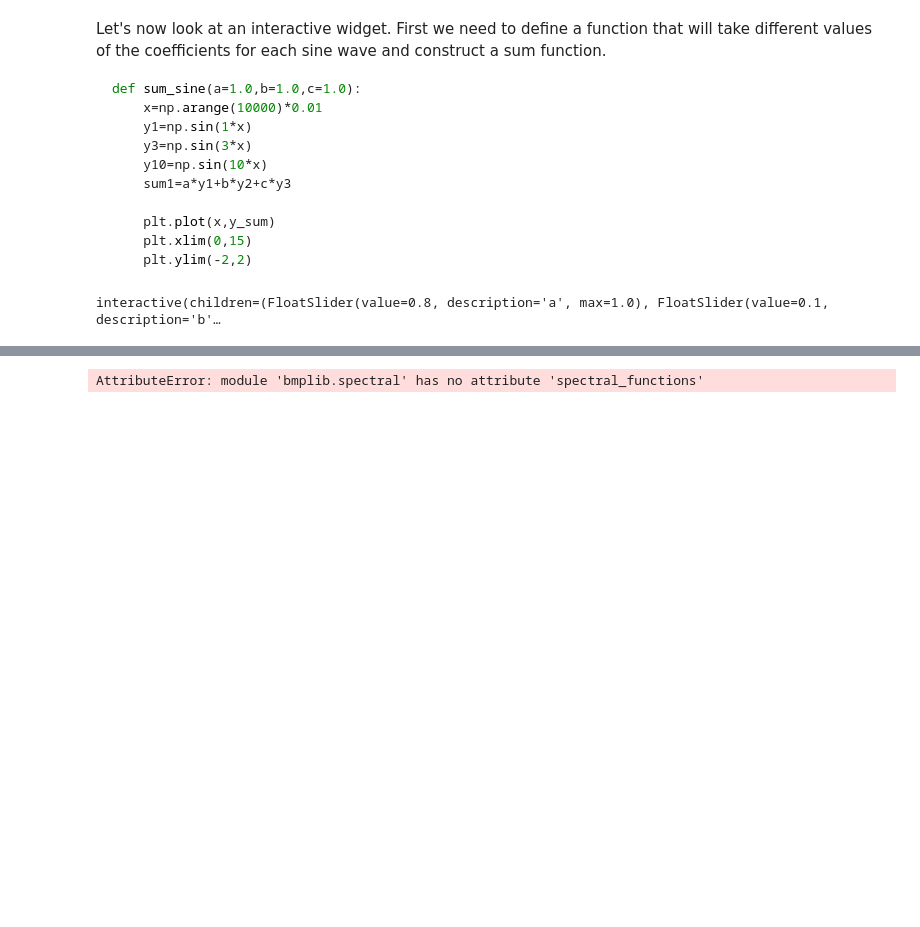
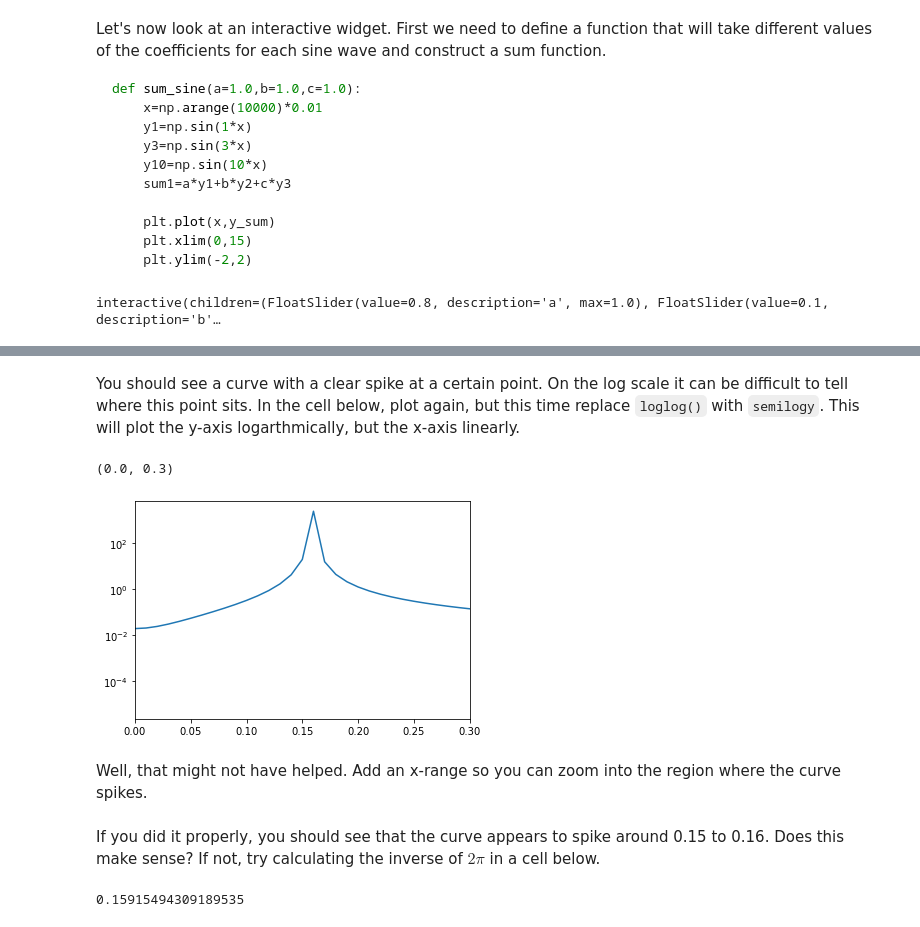
Before and after one commit to Bryn-Mawr-Plasma-Laboratory/bmplib, a Jupyter notebook: notebooks/Installing bmplib and FFT Tutorial.ipynb, the cells around one changed output, grey strips where cells are left out. Cells and saved outputs as stored; diff of their text form; code cells hidden in the pictures; blank space fills up the shorter version.

````diff
--- a/notebooks/Installing bmplib and FFT Tutorial.ipynb
+++ b/notebooks/Installing bmplib and FFT Tutorial.ipynb
@@ -143,4 +153,16 @@ import bmplib.spectral as bmp
+# %% [markdown]
+You should see a curve with a clear spike at a certain point. On the log scale it can be difficult to tell where this point sits. In the cell below, plot again, but this time replace ```loglog()``` with ```semilogy```. This will plot the y-axis logarthmically, but the x-axis linearly.
 # %%
-freq, freq2, comp, pwr10, mag, phase2, cos_phase, dt = bmp.spectral_functions.spectrum_wwind(y1,x)
+plt.semilogy(freq,pwr)
+plt.xlim(0,0.3)
 # %% [output]
-AttributeError: module 'bmplib.spectral' has no attribute 'spectral_functions'
+(0.0, 0.3)
+[figure, added]
+# %% [markdown]
+Well, that might not have helped. Add an x-range so you can zoom into the region where the curve spikes.
+# %% [markdown]
+If you did it properly, you should see that the curve appears to spike around 0.15 to 0.16. Does this make sense? If not, try calculating the inverse of $2 \pi$ in a cell below.
+# %%
+1/(2*np.pi)
+# %% [output]
+0.15915494309189535
````
Also changed, not shown: parts of 4 cells of this notebook.
